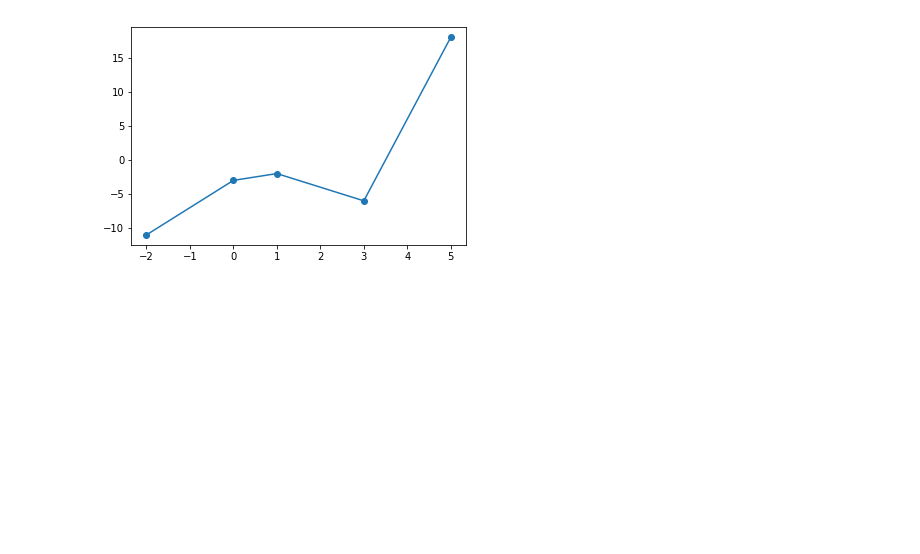
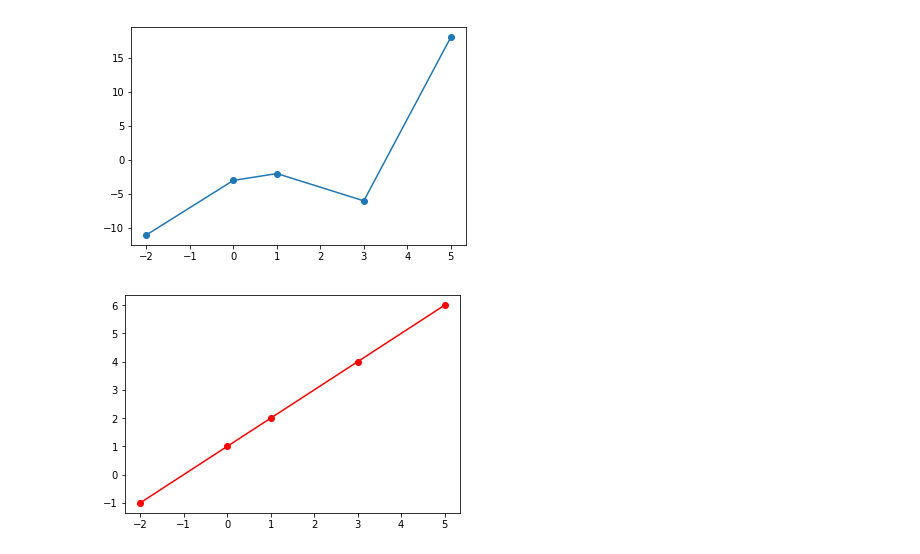
Before and after one commit to TheChanRProject/SannaAnnaTutoring, a Jupyter notebook: math/sanna/algebra/notebooks/Statistics/RegressionModels.ipynb, the cells around one changed output. Cells and saved outputs as stored; diff of their text form; code cells hidden in the pictures; blank space fills up the shorter version.

```diff
--- a/math/sanna/algebra/notebooks/Statistics/RegressionModels.ipynb
+++ b/math/sanna/algebra/notebooks/Statistics/RegressionModels.ipynb
@@ -92,3 +92,11 @@ plt.show()
 # %% [output]
 ValueError: x and y must not be None
 [figure]
+# %%
+xRay = np.array([-2,0,1,3,5])
+yRay = np.array([-1,1,2,4,6])
+
+plt.plot(xRay,yRay,'r-o')
+plt.show()
+# %% [output]
+[figure, added]
```
Also changed, not shown: parts of 1 cell of this notebook.
